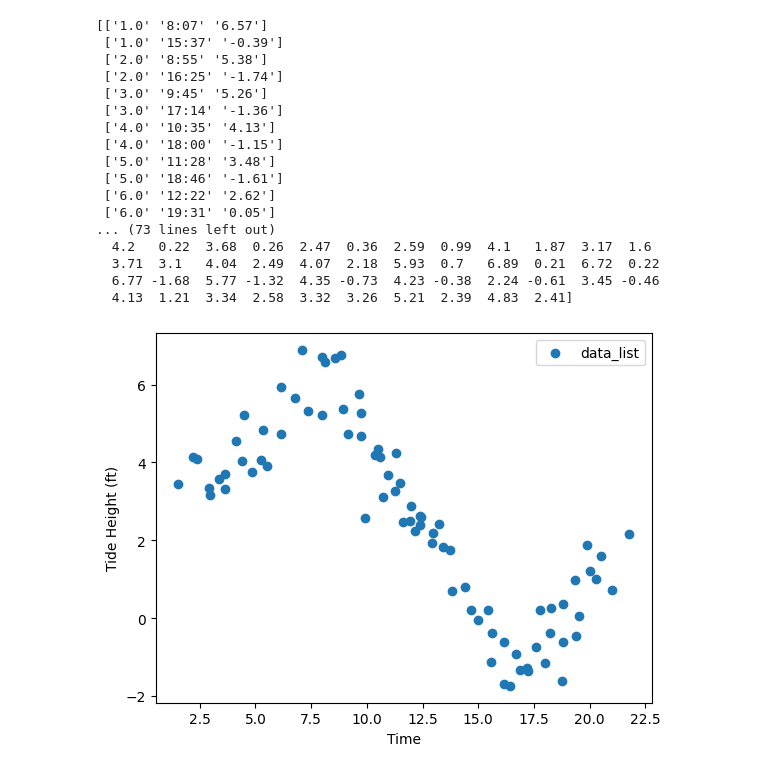
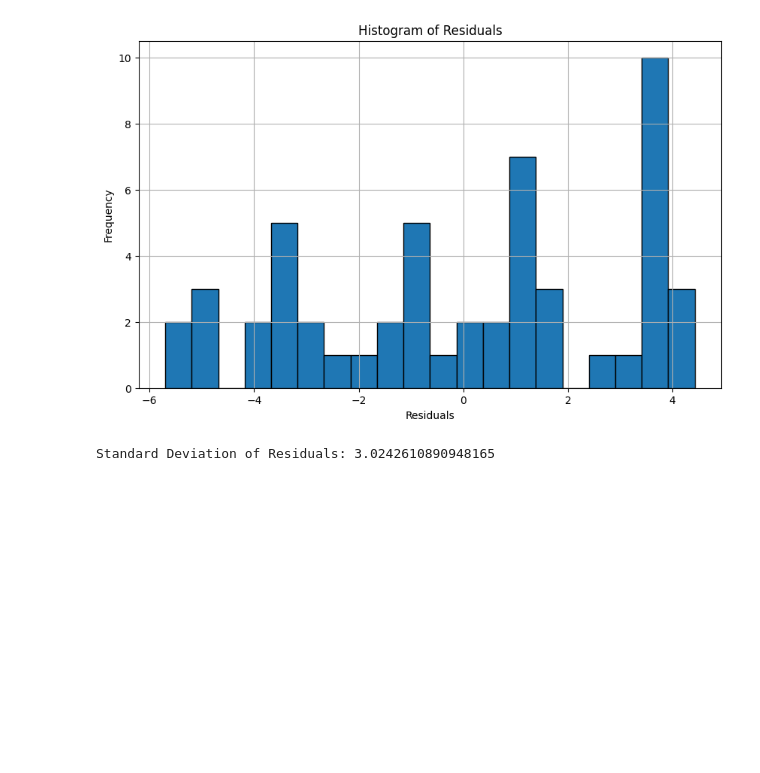
Before and after one commit to as0mdude/ASTR-19-Group-Project, a Jupyter notebook: GroupP.ipynb, the cells around one changed output. Drawn from its saved outputs; the diff is of its cells as text; code cells hidden in the pictures; blank space fills up the shorter version.

```diff
--- a/GroupP.ipynb
+++ b/GroupP.ipynb
@@ -28,44 +91,19 @@ with open(filename, 'r') as file:
-# %%
-#convert the data_list to a NumPy array
-data_array = np.array(data_list)
-print(data_array)
-#convert the time strings to numerical values (in hours)
-time_values = [int(time.split(':')[0]) + int(time.split(':')[1])/60 for _, time, _ in data_array]
-time_values2 = data_array[:, 1].astype(float)
-#extract tide height data
-tide_heights = data_array[:, 2].astype(float)
-print(tide_heights)
-
-#print(time_values)
-
-
-
-
-
-# Plot the data_array and the fitted model
-plt.scatter(time_values2, tide_heights, label='data_list')
-#plt.plot(time_values, oscillatory_function(#), label='Model', color='red')
-plt.xlabel('Time')
-plt.ylabel('Tide Height (ft)')
-plt.legend()
-plt.savefig('tidal_model.pdf')
-plt.show()
-# %% [output]
-[['1.0' '8:07' '6.57']
- ['1.0' '15:37' '-0.39']
- ['2.0' '8:55' '5.38']
- ['2.0' '16:25' '-1.74']
- ['3.0' '9:45' '5.26']
- ['3.0' '17:14' '-1.36']
- ['4.0' '10:35' '4.13']
- ['4.0' '18:00' '-1.15']
- ['5.0' '11:28' '3.48']
- ['5.0' '18:46' '-1.61']
- ['6.0' '12:22' '2.62']
- ['6.0' '19:31' '0.05']
-... (73 lines left out)
-  4.2   0.22  3.68  0.26  2.47  0.36  2.59  0.99  4.1   1.87  3.17  1.6
-  3.71  3.1   4.04  2.49  4.07  2.18  5.93  0.7   6.89  0.21  6.72  0.22
-  6.77 -1.68  5.77 -1.32  4.35 -0.73  4.23 -0.38  2.24 -0.61  3.45 -0.46
-  4.13  1.21  3.34  2.58  3.32  3.26  5.21  2.39  4.83  2.41]
-[figure, removed]
+# %%
+#calculate the residuals
+residuals = tide_heights - polyfit_model(time_values)
+
+#create a histogram of residuals
+plt.figure(figsize=(10, 6))
+plt.hist(residuals, bins=20, edgecolor='black')
+plt.title('Histogram of Residuals')
+plt.xlabel('Residuals')
+plt.ylabel('Frequency')
+plt.grid(True)
+plt.savefig('residuals_histogram.pdf')
+plt.show()
+
+std_dev = np.std(residuals)
+print(f'Standard Deviation of Residuals: {std_dev}')
+# %% [output]
+[figure, added]
+Standard Deviation of Residuals: 3.0242610890948165
```
Also changed, not shown: parts of 3 cells of this notebook.
